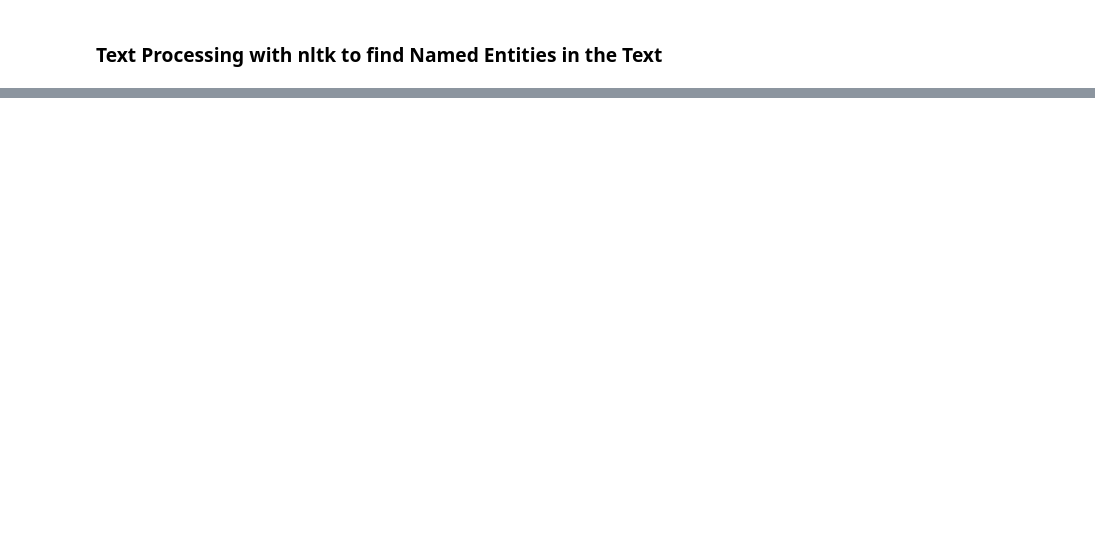
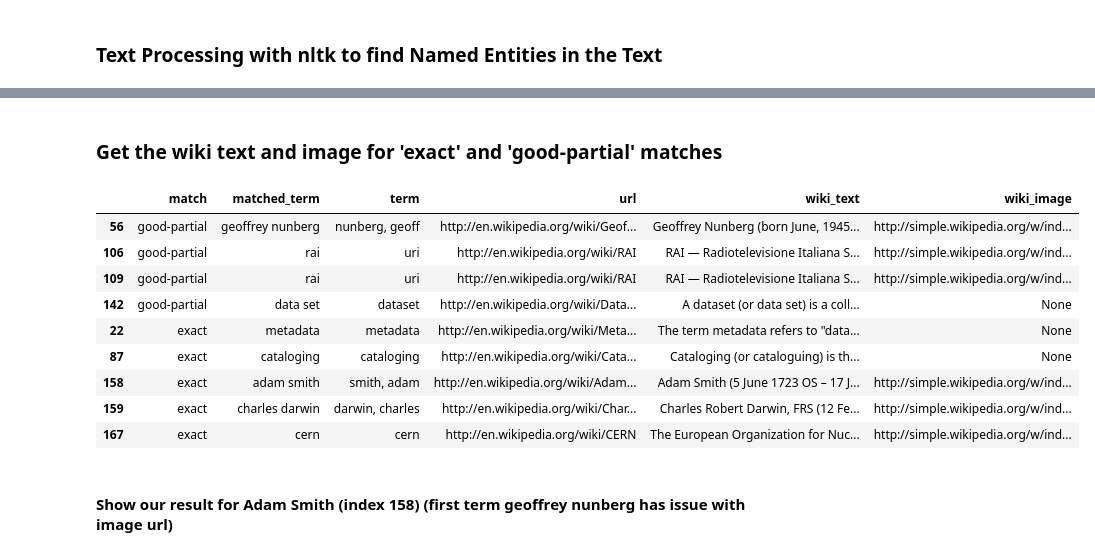
Before and after one commit to AJRenold/doctorbook, a Jupyter notebook: notebooks/DocBookParse.ipynb, the cells around one changed output, grey strips where cells are left out. Drawn from its saved outputs; the diff is of its cells as text; code cells hidden in the pictures; blank space fills up the shorter version.

```diff
--- a/notebooks/DocBookParse.ipynb
+++ b/notebooks/DocBookParse.ipynb
@@ -324,0 +183,3 @@ news_cols_df[200:]
+# %%
+print len(new_cols)
+new_cols_df = pd.DataFrame(new_cols)
@@ -324,0 +188,3 @@ news_cols_df[200:]
+# %%
+exact_match = new_cols_df[new_cols_df['match'] == 'exact']
+exact_match[:10]
@@ -324,0 +198,2 @@ news_cols_df[200:]
+# %%
+good_match = new_cols_df[new_cols_df['match'] == 'good-partial']
@@ -324,0 +202,2 @@ news_cols_df[200:]
+# %%
+matched_terms = good_match.append(exact_match)
@@ -324,0 +217,2 @@ news_cols_df[200:]
+# %% [markdown]
+### Get the wiki text and image for 'exact' and 'good-partial' matches
@@ -324,0 +225,15 @@ news_cols_df[200:]
+# %%
+matched_terms[:10]
+# %% [output]
+|  | match | matched_term | term | url | wiki_text | wiki_image |
+| 56 | good-partial | geoffrey nunberg | nunberg, geoff | http://en.wikipedia.org/wiki/Geof... | Geoffrey Nunberg (born June, 1945... | http://simple.wikipedia.org/w/ind... |
+| 106 | good-partial | rai | uri | http://en.wikipedia.org/wiki/RAI | RAI — Radiotelevisione Italiana S... | http://simple.wikipedia.org/w/ind... |
+| 109 | good-partial | rai | uri | http://en.wikipedia.org/wiki/RAI | RAI — Radiotelevisione Italiana S... | http://simple.wikipedia.org/w/ind... |
+| 142 | good-partial | data set | dataset | http://en.wikipedia.org/wiki/Data... | A dataset (or data set) is a coll... | None |
+| 22 | exact | metadata | metadata | http://en.wikipedia.org/wiki/Meta... | The term metadata refers to "data... | None |
+| 87 | exact | cataloging | cataloging | http://en.wikipedia.org/wiki/Cata... | Cataloging (or cataloguing) is th... | None |
+| 158 | exact | adam smith | smith, adam | http://en.wikipedia.org/wiki/Adam... | Adam Smith (5 June 1723 OS – 17 J... | http://simple.wikipedia.org/w/ind... |
+| 159 | exact | charles darwin | darwin, charles | http://en.wikipedia.org/wiki/Char... | Charles Robert Darwin, FRS (12 Fe... | http://simple.wikipedia.org/w/ind... |
+| 167 | exact | cern | cern | http://en.wikipedia.org/wiki/CERN | The European Organization for Nuc... | http://simple.wikipedia.org/w/ind... |
+# %% [markdown]
+#### Show our result for Adam Smith (index 158) (first term geoffrey nunberg has issue with image url)
```
Also changed, not shown: parts of 40 cells of this notebook, 2 other files.
